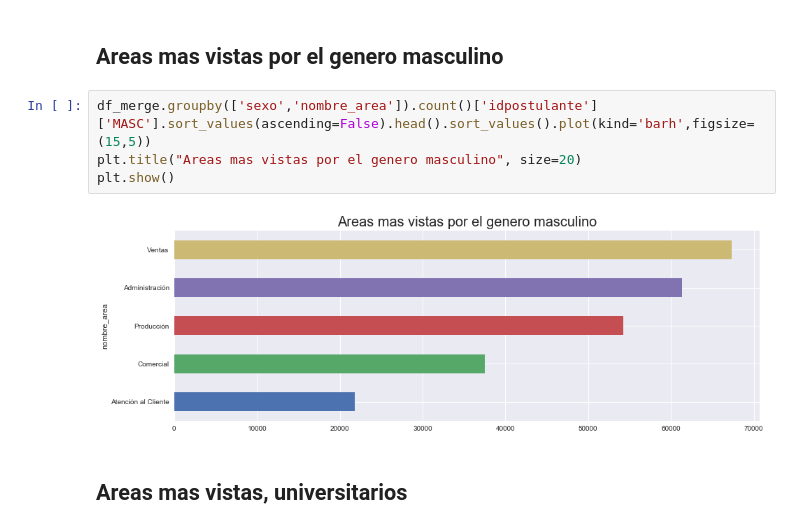
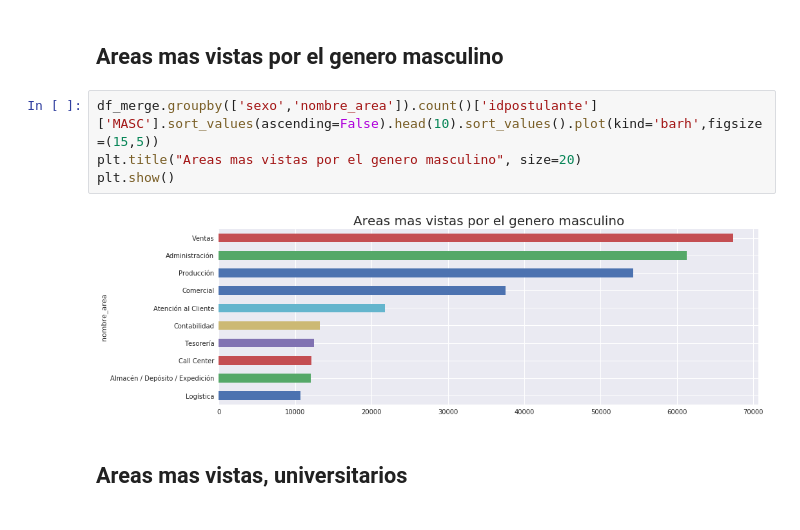
Before and after one commit to Mariano95/Analisis-exploratorio-de-datos, a Jupyter notebook: TP.ipynb, the cells around one changed output. Cells and saved outputs as stored; diff of their text form.

```diff
--- a/TP.ipynb
+++ b/TP.ipynb
@@ -682,11 +607,11 @@ plt.show()
 # %% [markdown]
 ## Areas mas vistas por el genero masculino
 # %%
-df_merge.groupby(['sexo','nombre_area']).count()['idpostulante']['MASC'].sort_values(ascending=False).head().sort_values().plot(kind='barh',figsize=(15,5))
+df_merge.groupby(['sexo','nombre_area']).count()['idpostulante']['MASC'].sort_values(ascending=False).head(10).sort_values().plot(kind='barh',figsize=(15,5))
 plt.title("Areas mas vistas por el genero masculino", size=20)
 plt.show()
 # %% [output]
-[figure, old version]
+[figure, new version]
 # %% [markdown]
 ## Areas mas vistas, universitarios
 # %%
```
Also changed, not shown: parts of 47 cells of this notebook.
